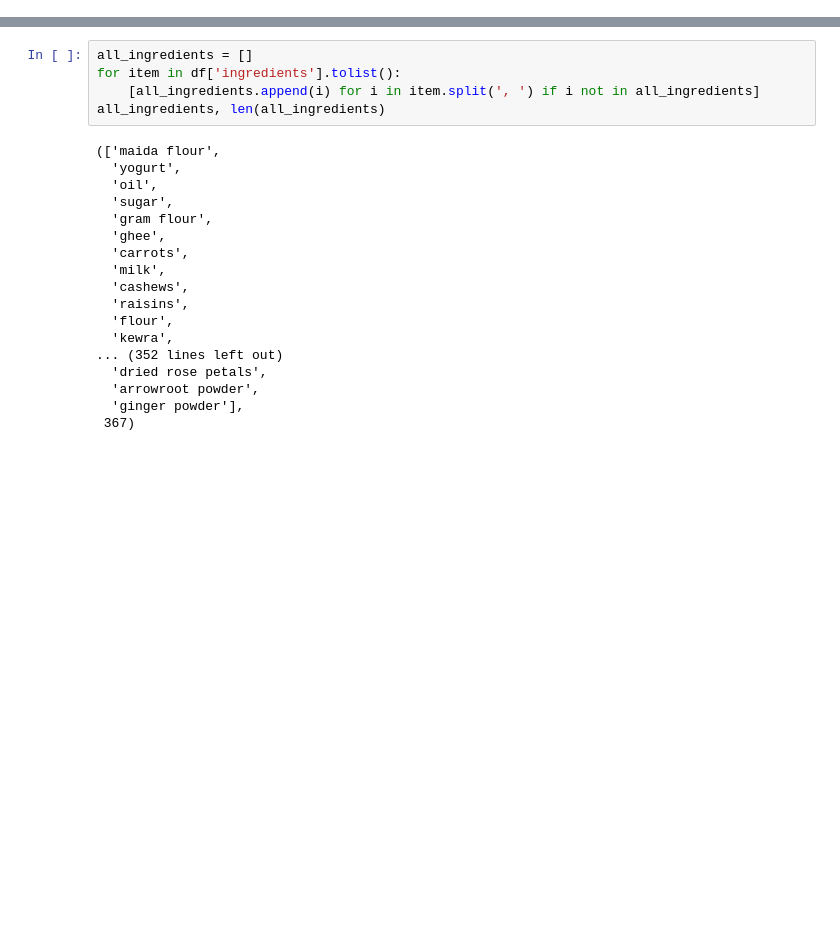
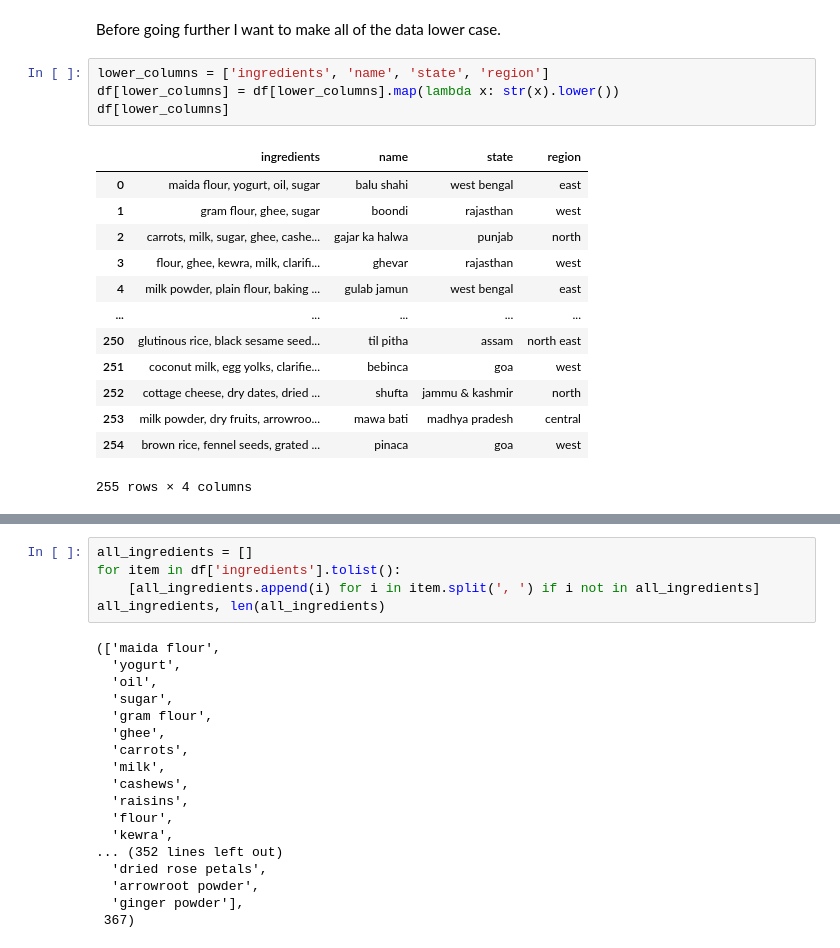
Before and after one commit to dmshakur/indian-food-data-analysis, a Jupyter notebook: notebooks/data_processing.ipynb, the cells around one changed output, grey strips where cells are left out. Drawn from its saved outputs; the diff is of its cells as text; blank space fills up the shorter version.

```diff
--- a/notebooks/data_processing.ipynb
+++ b/notebooks/data_processing.ipynb
@@ -43,0 +35,20 @@ Name: count, Length: 83, dtype: int64
+# %% [markdown]
+Before going further I want to make all of the data lower case.
+# %%
+lower_columns = ['ingredients', 'name', 'state', 'region']
+df[lower_columns] = df[lower_columns].map(lambda x: str(x).lower())
+df[lower_columns]
+# %% [output]
+|  | ingredients | name | state | region |
+| 0 | maida flour, yogurt, oil, sugar | balu shahi | west bengal | east |
+| 1 | gram flour, ghee, sugar | boondi | rajasthan | west |
+| 2 | carrots, milk, sugar, ghee, cashe... | gajar ka halwa | punjab | north |
+| 3 | flour, ghee, kewra, milk, clarifi... | ghevar | rajasthan | west |
+| 4 | milk powder, plain flour, baking ... | gulab jamun | west bengal | east |
+| ... | ... | ... | ... | ... |
+| 250 | glutinous rice, black sesame seed... | til pitha | assam | north east |
+| 251 | coconut milk, egg yolks, clarifie... | bebinca | goa | west |
+| 252 | cottage cheese, dry dates, dried ... | shufta | jammu & kashmir | north |
+| 253 | milk powder, dry fruits, arrowroo... | mawa bati | madhya pradesh | central |
+| 254 | brown rice, fennel seeds, grated ... | pinaca | goa | west |
+255 rows × 4 columns
```
Also changed, not shown: parts of 16 cells of this notebook, 1 other file.
